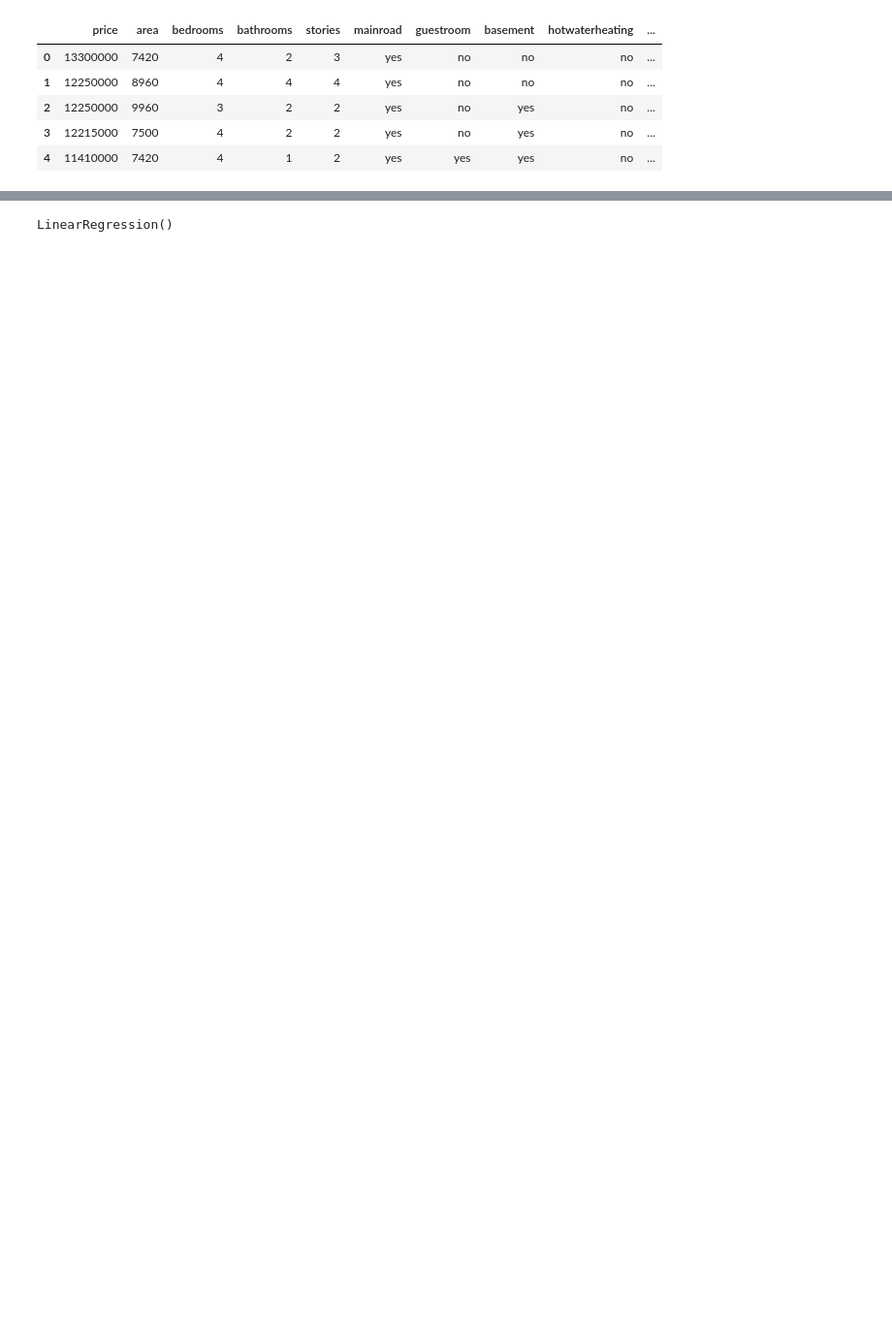
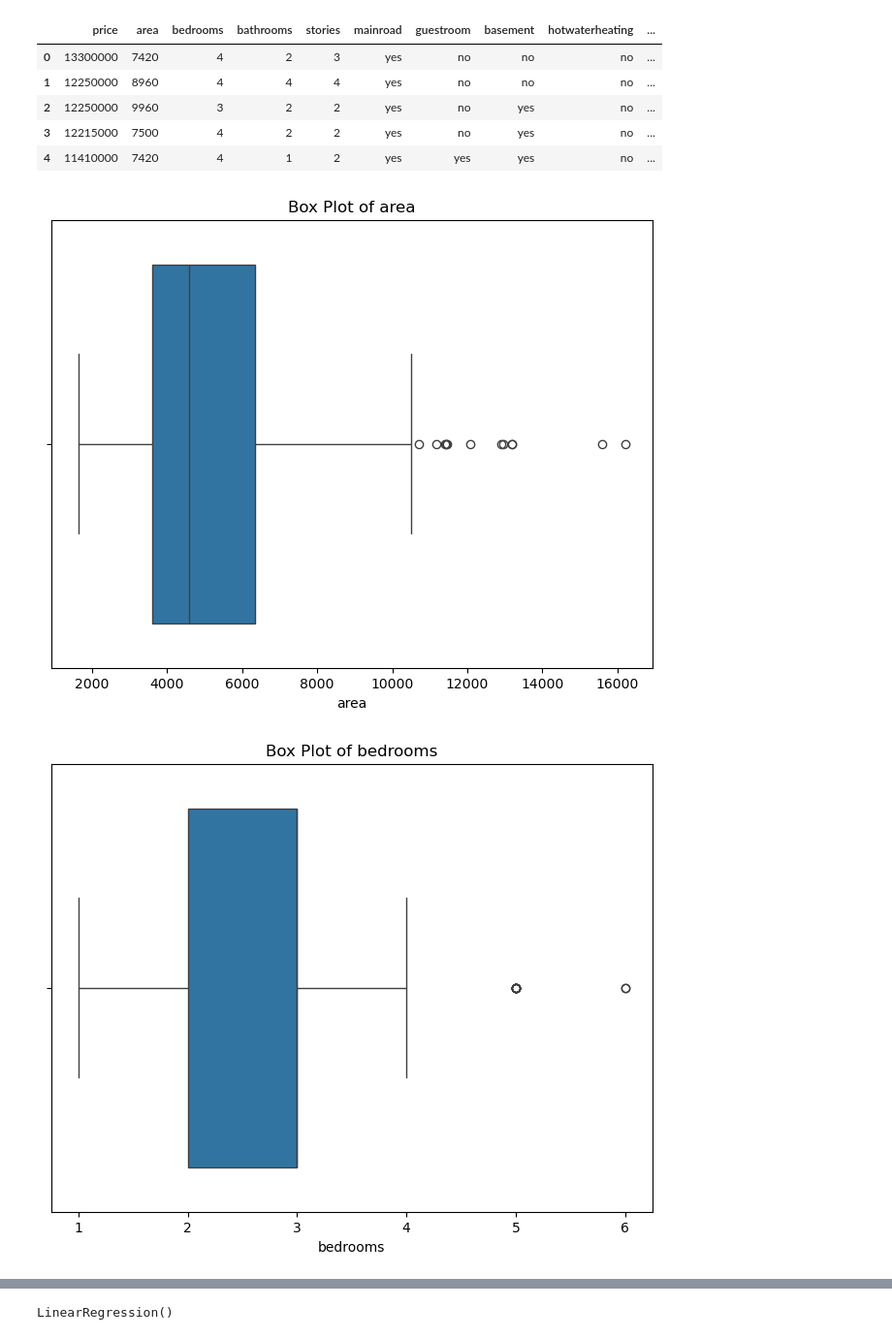
Before and after one commit to AryanG111/-Housing-Price-Prediction-Model, a Jupyter notebook: Housing.ipynb, the cells around one changed output, grey strips where cells are left out. Shown at 97% size. Drawn from its saved outputs; the diff is of its cells as text; code cells hidden in the pictures; blank space fills up the shorter version.

```diff
--- a/Housing.ipynb
+++ b/Housing.ipynb
@@ -18,3 +18,13 @@ housing.head()
 | 2 | 12250000 | 9960 | 3 | 2 | 2 | yes | no | yes | no | ... |
 | 3 | 12215000 | 7500 | 4 | 2 | 2 | yes | no | yes | no | ... |
 | 4 | 11410000 | 7420 | 4 | 1 | 2 | yes | yes | yes | no | ... |
+# %%
+numerical_features = ['area', 'bedrooms', 'stories','parking']
+for feature in numerical_features:
+    plt.figure(figsize=(8,6))
+    sns.boxplot(x = housing[feature])
+    plt.title(f'Box Plot of {feature}')
+    plt.show()
+# %% [output]
+[figure, added]
+[figure, added]
```
Also changed, not shown: parts of 16 cells of this notebook.
